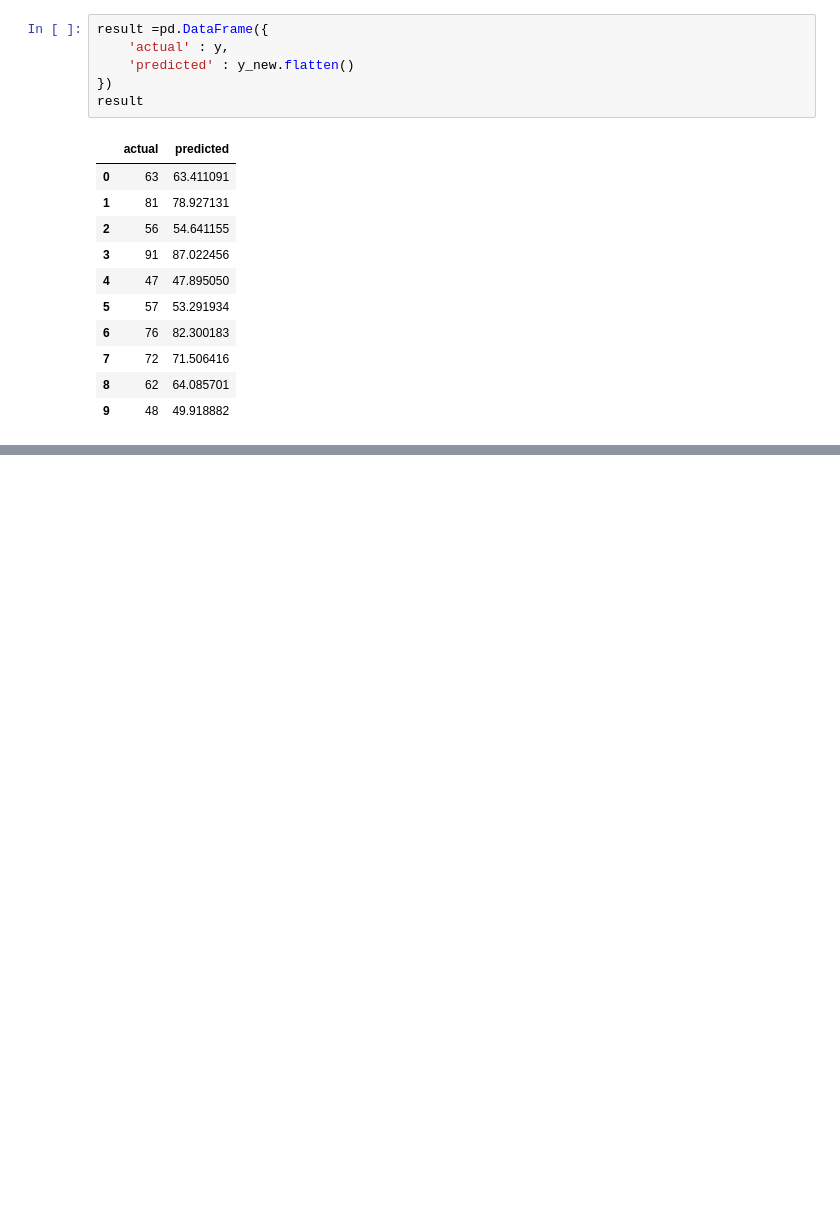
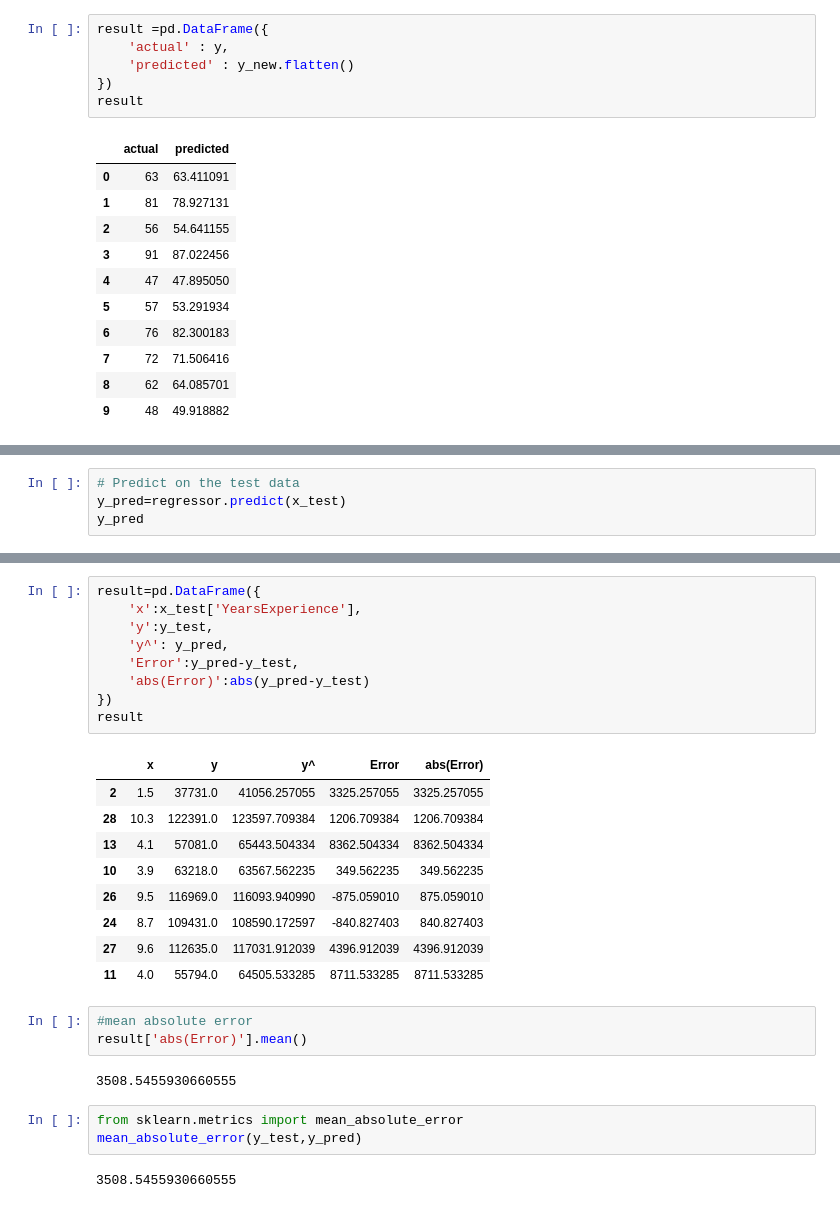
Before and after one commit to rkpun/Python-AI-code-CDAC, a Jupyter notebook: 30 Simple Linear Regression.ipynb, the cells around one changed output, grey strips where cells are left out. Cells and saved outputs as stored; diff of their text form; blank space fills up the shorter version.

```diff
--- a/30 Simple Linear Regression.ipynb
+++ b/30 Simple Linear Regression.ipynb
@@ -78,0 +189,4 @@ result
+# %%
+# Predict on the test data
+y_pred=regressor.predict(x_test)
+y_pred
@@ -78,0 +212,29 @@ result
+# %%
+result=pd.DataFrame({
+    'x':x_test['YearsExperience'],
+    'y':y_test,
+    'y^': y_pred,
+    'Error':y_pred-y_test,
+    'abs(Error)':abs(y_pred-y_test)
+})
+result
+# %% [output]
+|  | x | y | y^ | Error | abs(Error) |
+| 2 | 1.5 | 37731.0 | 41056.257055 | 3325.257055 | 3325.257055 |
+| 28 | 10.3 | 122391.0 | 123597.709384 | 1206.709384 | 1206.709384 |
+| 13 | 4.1 | 57081.0 | 65443.504334 | 8362.504334 | 8362.504334 |
+| 10 | 3.9 | 63218.0 | 63567.562235 | 349.562235 | 349.562235 |
+| 26 | 9.5 | 116969.0 | 116093.940990 | -875.059010 | 875.059010 |
+| 24 | 8.7 | 109431.0 | 108590.172597 | -840.827403 | 840.827403 |
+| 27 | 9.6 | 112635.0 | 117031.912039 | 4396.912039 | 4396.912039 |
+| 11 | 4.0 | 55794.0 | 64505.533285 | 8711.533285 | 8711.533285 |
+# %%
+#mean absolute error
+result['abs(Error)'].mean()
+# %% [output]
+3508.5455930660555
+# %%
+from sklearn.metrics import mean_absolute_error
+mean_absolute_error(y_test,y_pred)
+# %% [output]
+3508.5455930660555
```
Also changed, not shown: parts of 36 cells of this notebook, 2 other files.
